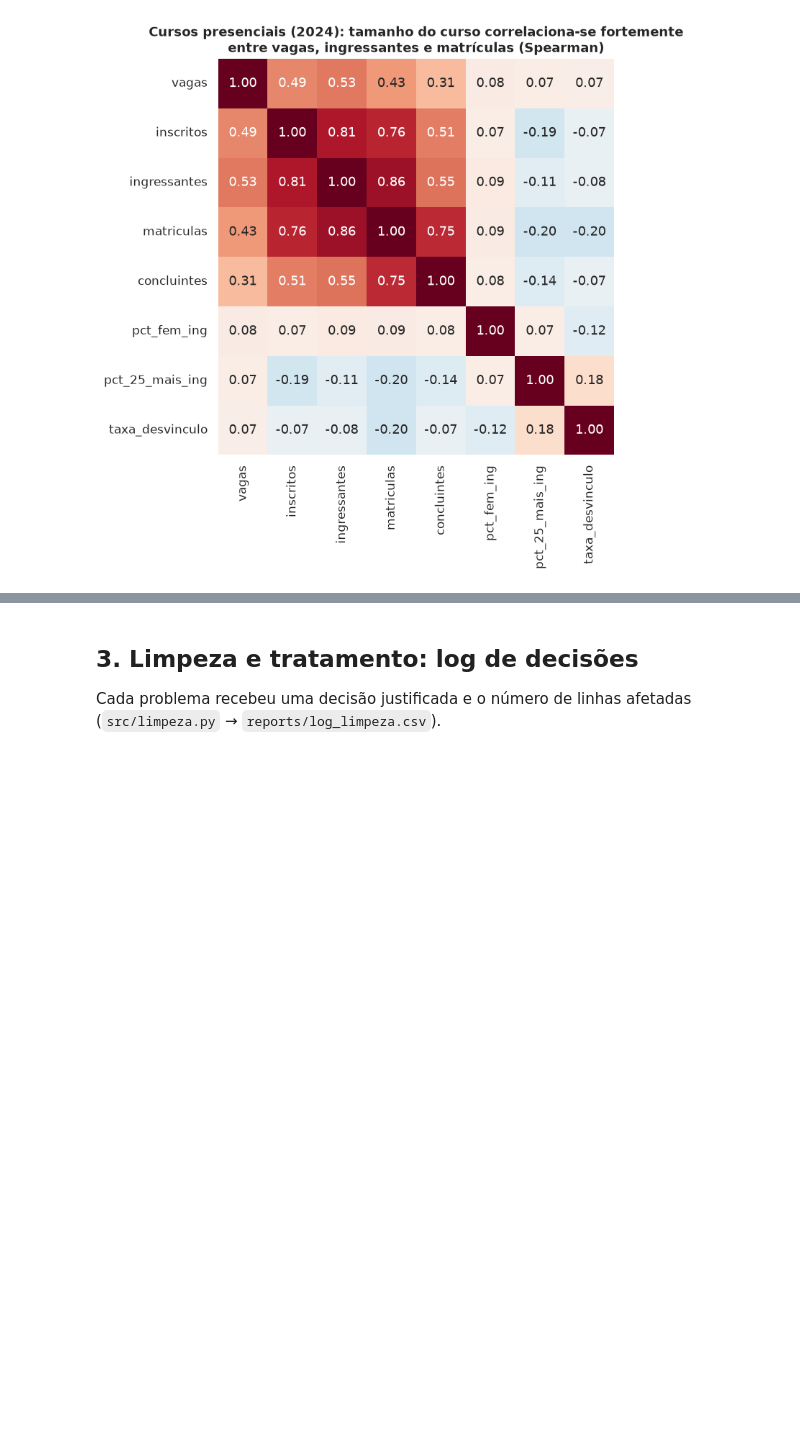
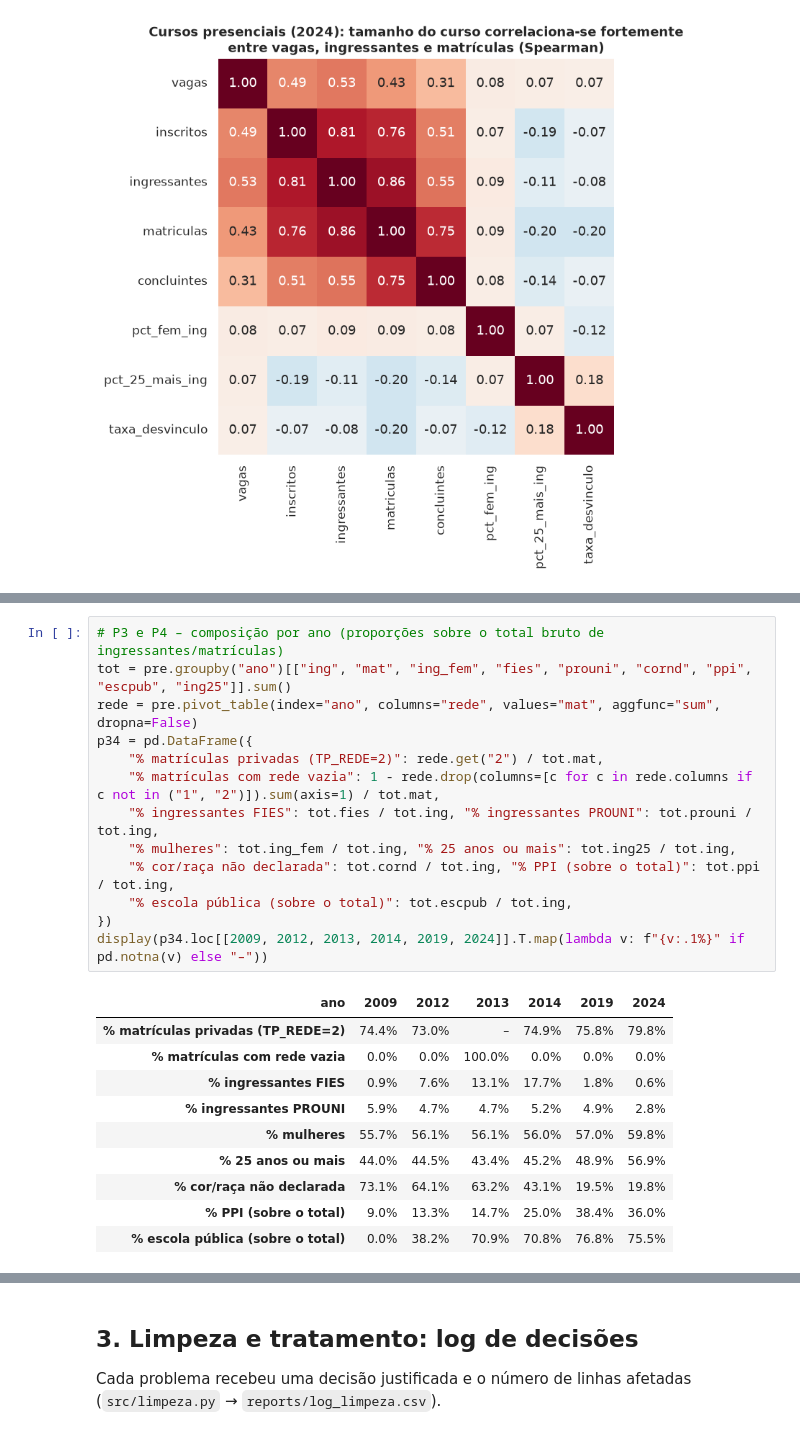
Before and after one commit to SebenJose/censo-educacao-superior, a Jupyter notebook: notebooks/censo_educacao_superior.ipynb, the cells around one changed output, grey strips where cells are left out. Saved outputs shown, nothing was run; the diff lists cells and outputs as text; blank space fills up the shorter version.

```diff
--- a/notebooks/censo_educacao_superior.ipynb
+++ b/notebooks/censo_educacao_superior.ipynb
@@ -366,0 +423,24 @@ salvar(fig, "eda_correlacao"); plt.show()
+# %%
+# P3 e P4 – composição por ano (proporções sobre o total bruto de ingressantes/matrículas)
+tot = pre.groupby("ano")[["ing", "mat", "ing_fem", "fies", "prouni", "cornd", "ppi", "escpub", "ing25"]].sum()
+rede = pre.pivot_table(index="ano", columns="rede", values="mat", aggfunc="sum", dropna=False)
+p34 = pd.DataFrame({
+    "% matrículas privadas (TP_REDE=2)": rede.get("2") / tot.mat,
+    "% matrículas com rede vazia": 1 - rede.drop(columns=[c for c in rede.columns if c not in ("1", "2")]).sum(axis=1) / tot.mat,
+    "% ingressantes FIES": tot.fies / tot.ing, "% ingressantes PROUNI": tot.prouni / tot.ing,
+    "% mulheres": tot.ing_fem / tot.ing, "% 25 anos ou mais": tot.ing25 / tot.ing,
+    "% cor/raça não declarada": tot.cornd / tot.ing, "% PPI (sobre o total)": tot.ppi / tot.ing,
+    "% escola pública (sobre o total)": tot.escpub / tot.ing,
+})
+display(p34.loc[[2009, 2012, 2013, 2014, 2019, 2024]].T.map(lambda v: f"{v:.1%}" if pd.notna(v) else "–"))
+# %% [output]
+| ano | 2009 | 2012 | 2013 | 2014 | 2019 | 2024 |
+| % matrículas privadas (TP_REDE=2) | 74.4% | 73.0% | – | 74.9% | 75.8% | 79.8% |
+| % matrículas com rede vazia | 0.0% | 0.0% | 100.0% | 0.0% | 0.0% | 0.0% |
+| % ingressantes FIES | 0.9% | 7.6% | 13.1% | 17.7% | 1.8% | 0.6% |
+| % ingressantes PROUNI | 5.9% | 4.7% | 4.7% | 5.2% | 4.9% | 2.8% |
+| % mulheres | 55.7% | 56.1% | 56.1% | 56.0% | 57.0% | 59.8% |
+| % 25 anos ou mais | 44.0% | 44.5% | 43.4% | 45.2% | 48.9% | 56.9% |
+| % cor/raça não declarada | 73.1% | 64.1% | 63.2% | 43.1% | 19.5% | 19.8% |
+| % PPI (sobre o total) | 9.0% | 13.3% | 14.7% | 25.0% | 38.4% | 36.0% |
+| % escola pública (sobre o total) | 0.0% | 38.2% | 70.9% | 70.8% | 76.8% | 75.5% |
```
Also changed, not shown: parts of 8 cells of this notebook, 6 other files.
